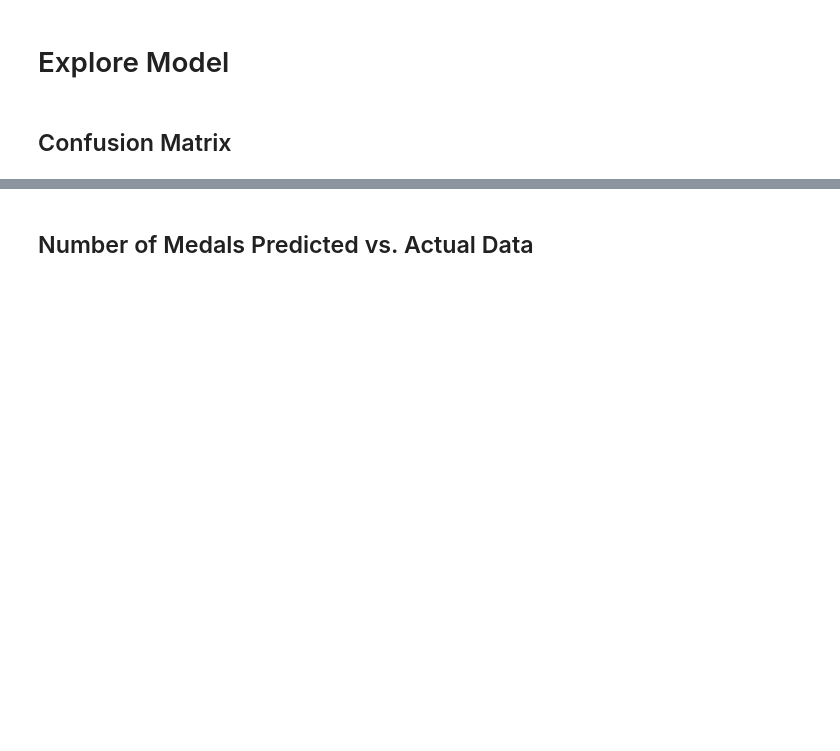
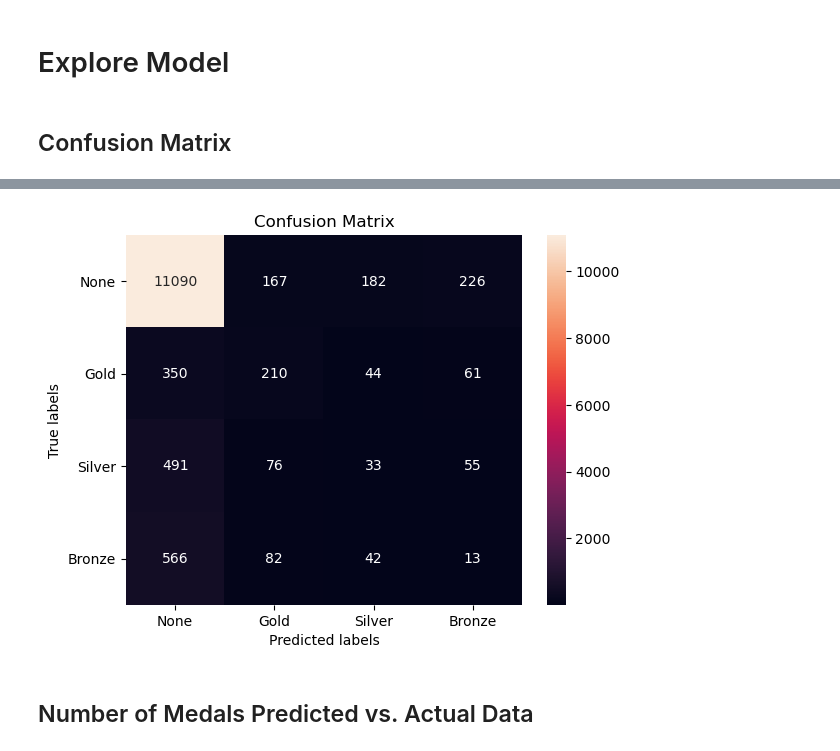
Before and after one commit to martrip/olympic_athletes_challenge, a Jupyter notebook: code/olympic_data.ipynb, the cells around one changed output, grey strips where cells are left out. Saved outputs shown, nothing was run; the diff lists cells and outputs as text; code cells hidden in the pictures; blank space fills up the shorter version.

```diff
--- a/code/olympic_data.ipynb
+++ b/code/olympic_data.ipynb
@@ -564,16 +632,19 @@ cm
 # %%
 import seaborn as sns
 import matplotlib.pyplot as plt
 
-ax= plt.subplot()
+fig, ax= plt.subplots()
 sns.heatmap(cm, annot=True, fmt='g', ax=ax);  #annot=True to annotate cells, ftm='g' to disable scientific notation
 
 # labels, title and ticks
 ax.set_xlabel('Predicted labels');ax.set_ylabel('True labels');
 ax.set_title('Confusion Matrix');
-ax.xaxis.set_ticklabels(['None', 'Gold', 'Silver', 'Bronze']); ax.yaxis.set_ticklabels(['None', 'Gold', 'Silver', 'Bronze']);
+ax.xaxis.set_ticklabels(['None', 'Gold', 'Silver', 'Bronze']); ax.yaxis.set_ticklabels(['None', 'Gold', 'Silver', 'Bronze'])
+plt.yticks(rotation=0)
 plt.savefig('confusion_matrix.png')
-plt.show()
+plt.show();
+# %% [output]
+[figure, added]
 # %% [markdown]
 ## Number of Medals Predicted vs. Actual Data
 # %%
```
Also changed, not shown: parts of 22 cells of this notebook.
